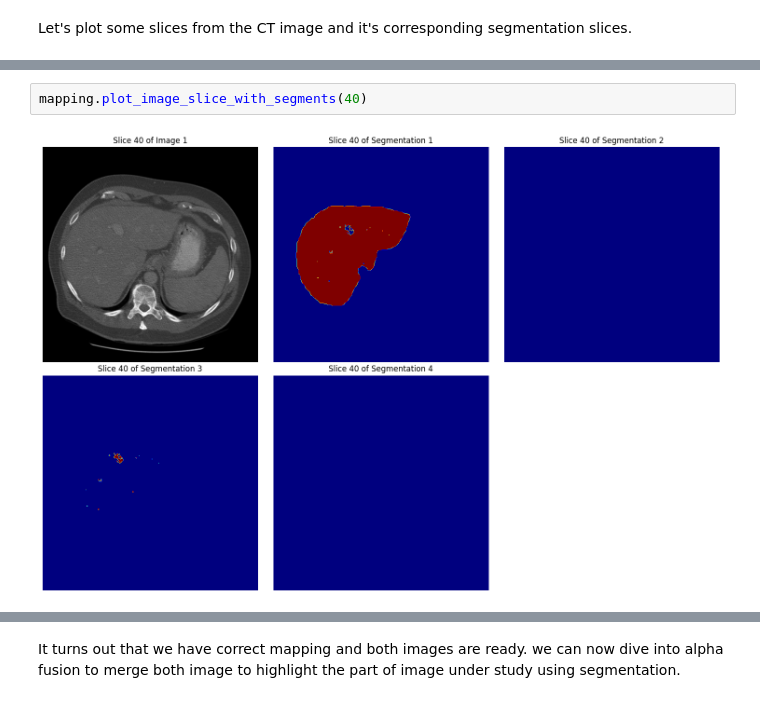
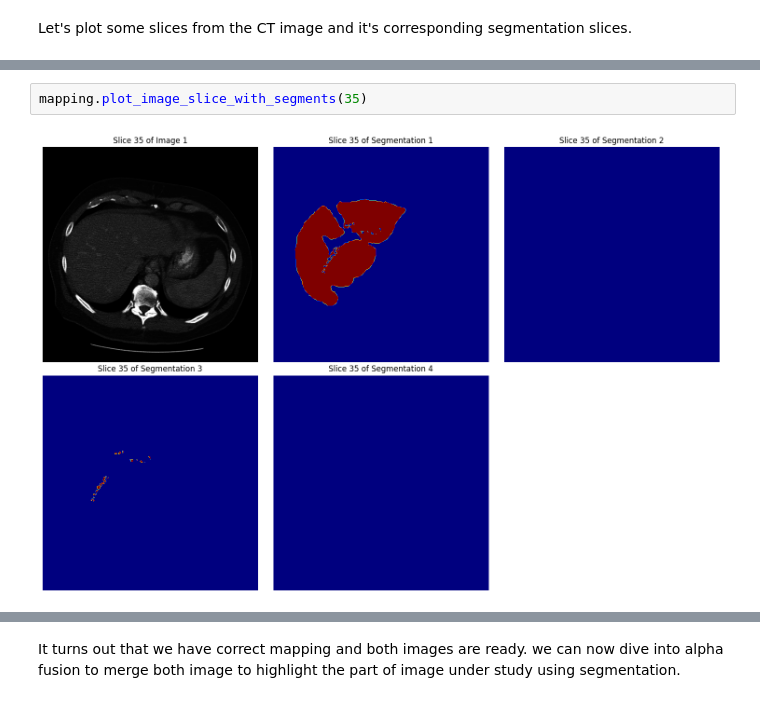
Before and after one commit to ulhaqi12/medical-imaging-project, a Jupyter notebook: part1.ipynb, the cells around one changed output, grey strips where cells are left out. Saved outputs shown, nothing was run; the diff lists cells and outputs as text.

```diff
--- a/part1.ipynb
+++ b/part1.ipynb
@@ -122,7 +126,7 @@ mapping.plot_image_slice_with_segments(35)
 # %%
-mapping.plot_image_slice_with_segments(40)
+mapping.plot_image_slice_with_segments(35)
 # %% [output]
-[figure, old version]
+[figure, new version]
 # %%
 mapping.plot_image_slice_with_segments(25)
 # %% [output]
```
Also changed, not shown: parts of 12 cells of this notebook, 6 other files.
